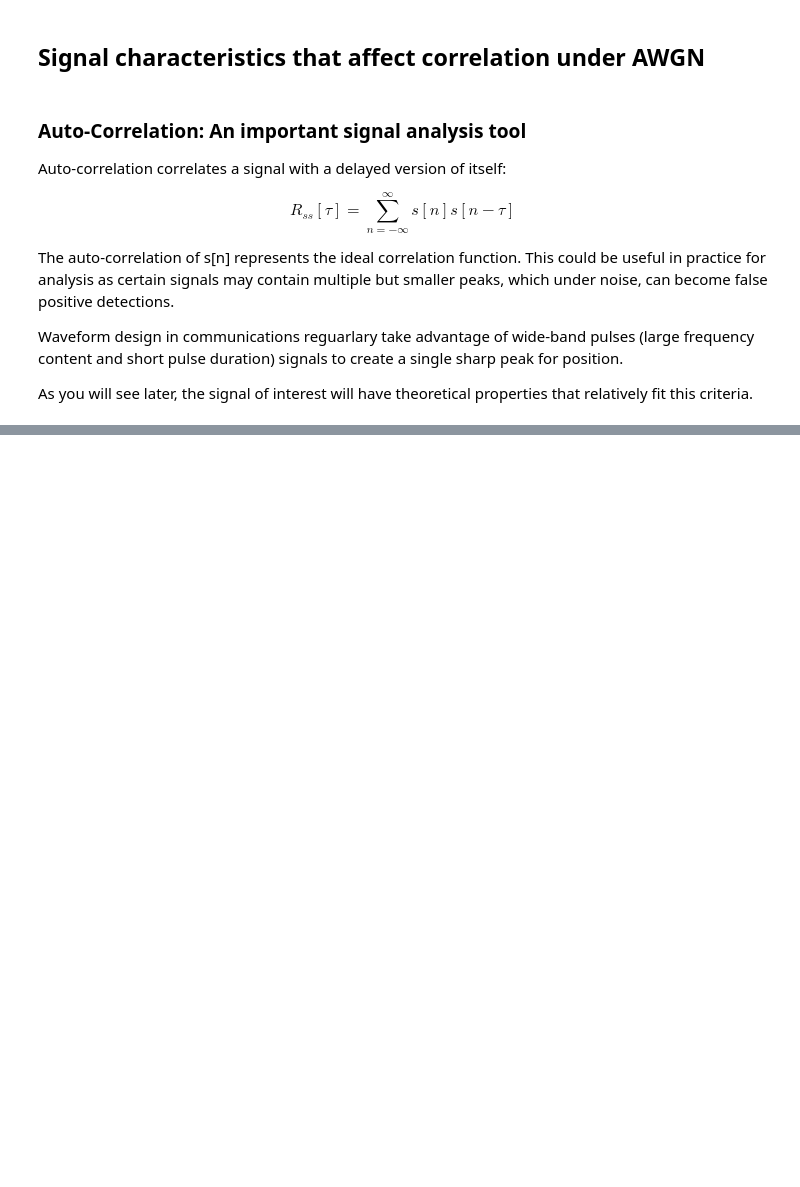
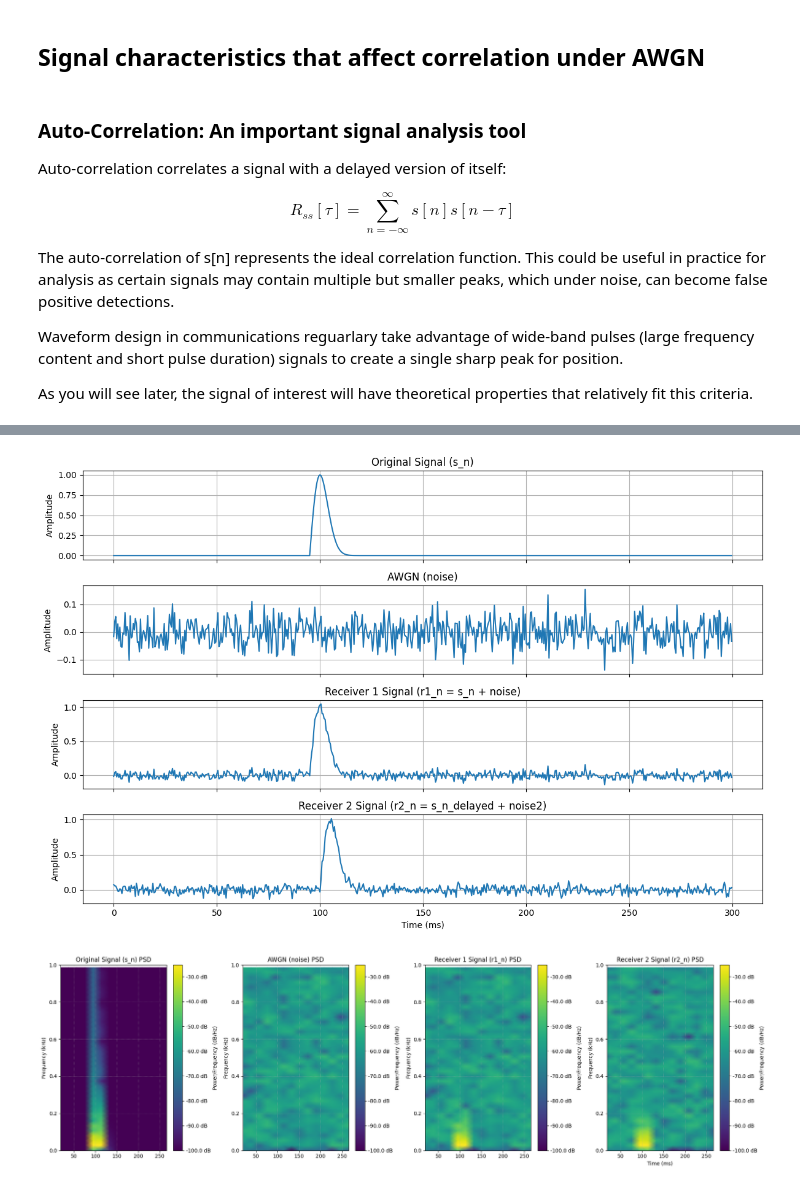
Before and after one commit to ysn9vq-gmu/rqe_tutorials, a Jupyter notebook: corr-info.ipynb, the cells around one changed output, grey strips where cells are left out. Saved outputs shown, nothing was run; the diff lists cells and outputs as text; code cells hidden in the pictures; blank space fills up the shorter version.

```diff
--- a/corr-info.ipynb
+++ b/corr-info.ipynb
@@ -340,0 +494,26 @@ On the below code, we briefly analyze this relationship first with some dummy wa
+# %%
+pulse_spread = 0.005 # Controls the width/spread of the pulse (smaller = wider bandwidth)
+
+# Example usage of the new function
+t, s_n, noise, r1_n, r2_n = generate_noisy_signals(
+    fs=fs, T=T, delay_t=delay_t,
+    pulse_amplitude=pulse_amplitude, pulse_center_time=pulse_center_time, pulse_spread=pulse_spread,
+    snr_db=10
+)
+# %%
+# Call the plotting function for time domain
+plot_time_domain_signals(
+    t,
+    [s_n, noise, r1_n, r2_n],
+    ['Original Signal (s_n)', 'AWGN (noise)', 'Receiver 1 Signal (r1_n = s_n + noise)', 'Receiver 2 Signal (r2_n = s_n_delayed + noise2)']
+    , fs
+)
+plot_waterfall_psd(
+    t,
+    [s_n, noise, r1_n, r2_n],
+    ['Original Signal (s_n) PSD', 'AWGN (noise) PSD', 'Receiver 1 Signal (r1_n) PSD', 'Receiver 2 Signal (r2_n) PSD'],
+    fs
+)
+# %% [output]
+[figure, added]
+[figure, added]
```
Also changed, not shown: parts of 11 cells of this notebook.
